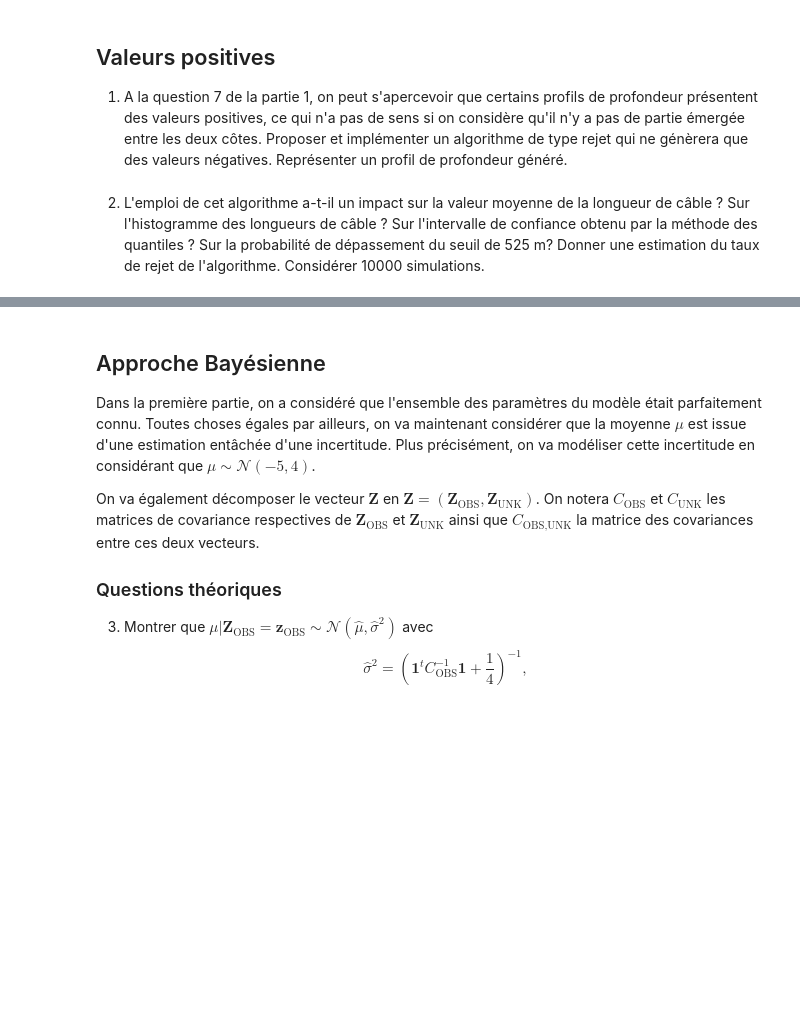
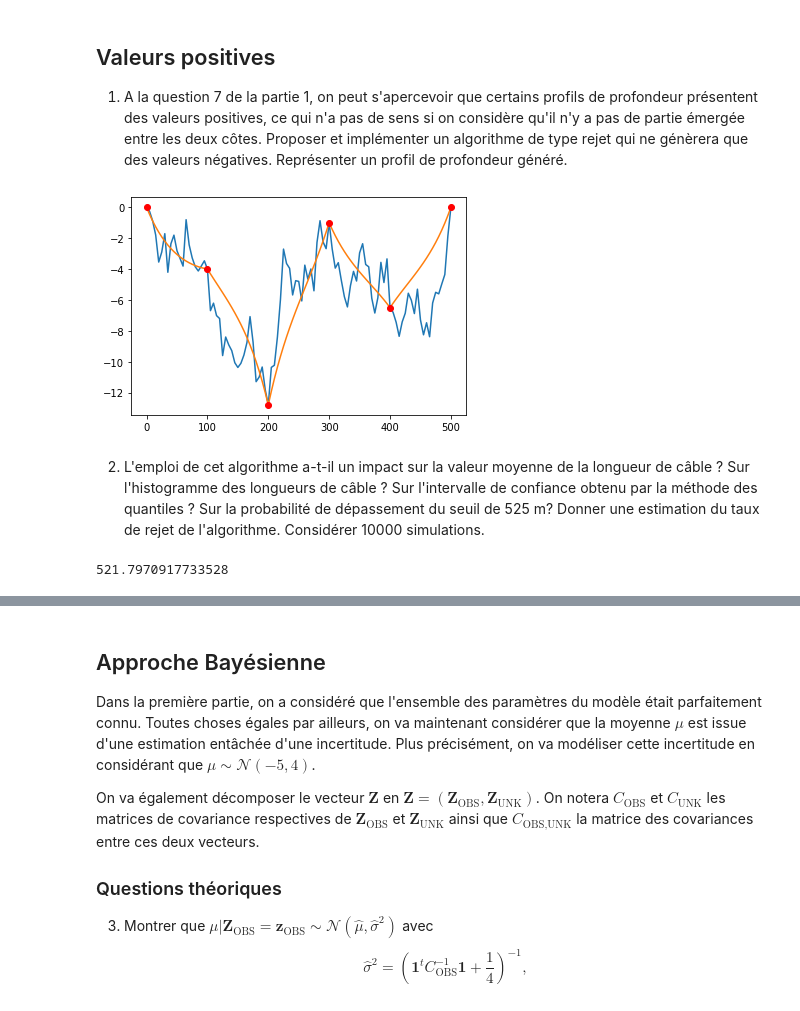
Before and after one commit to apierfitte/projet_numerique_3, a Jupyter notebook: projet_numerique_proba.ipynb, the cells around one changed output, grey strips where cells are left out. Saved outputs shown, nothing was run; the diff lists cells and outputs as text; code cells hidden in the pictures; blank space fills up the shorter version.

```diff
--- a/projet_numerique_proba.ipynb
+++ b/projet_numerique_proba.ipynb
@@ -287,17 +287,44 @@ Nous nous plaçons dans le même cadre que ci-dessus. Nous tenons pour acquis le
 
 def simulation_rejet(esperance_conditionnelle):
     X = np.random.normal(0, 1, np.shape(unknown_indexes)[0])
-    Cholesky = np.matmul(Cholesky, X)
-
-    simulation = esperance_conditionnelle + Cholesky
+    simulation = esperance_conditionnelle + np.matmul(Cholesky, X)
 
     while(np.any(simulation>0)):
         # tant que l'on a des points au-dessus de la surface, on recommence
         X = np.random.normal(0, 1, np.shape(unknown_indexes)[0])
-        Cholesky = np.matmul(Cholesky, X)
+        simulation = esperance_conditionnelle + np.matmul(Cholesky, X)
 
-        simulation = esperance_conditionnelle + Cholesky
     # arrivé ici, on est sûr que tous les points sont sous la surface
     return simulation
+# %%
+# représentation du profil de profondeur généré
+
+simu=simulation_rejet(Ec)
+allval3 = np.zeros(N)
+allval3[unknown_indexes]=simu
+allval3[observation_indexes]=depth
+plt.plot(discretization,allval3)
+plt.plot(discretization,allval1)
+plt.plot(discretization[observation_indexes], depth, 'ro')
+plt.show()
+# %% [output]
+[figure, added]
 # %% [markdown]
 2. L'emploi de cet algorithme a-t-il un impact sur la valeur moyenne de la longueur de câble ? Sur l'histogramme des longueurs de câble ? Sur l'intervalle de confiance obtenu par la méthode des quantiles ? Sur la probabilité de dépassement du seuil de 525 m? Donner une estimation du taux de rejet de l'algorithme. Considérer 10000 simulations.
+# %%
+# on détermine la valeur moyenne de la longueur du câble
+
+K=1000
+resultat = np.zeros(K)
+
+for i in range(K):
+    simu = simulation_rejet(Ec)
+
+    allval3[unknown_indexes] = simu
+    resultat[i] = length(allval3, Delta)
+
+# on affiche la moyenne
+moyenne =sum(resultat)/K
+print(moyenne)
+# %% [output]
+521.7970917733528
```
Also changed, not shown: parts of 29 cells of this notebook.
